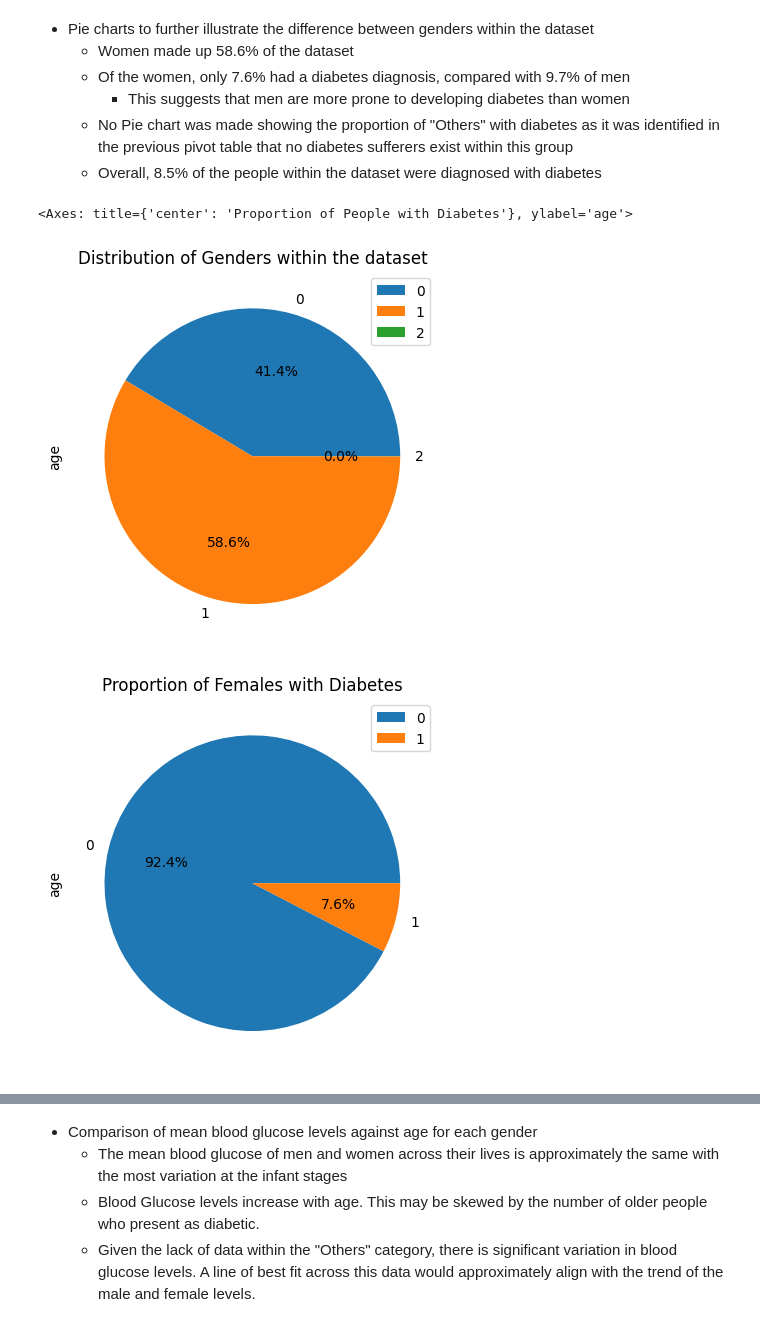
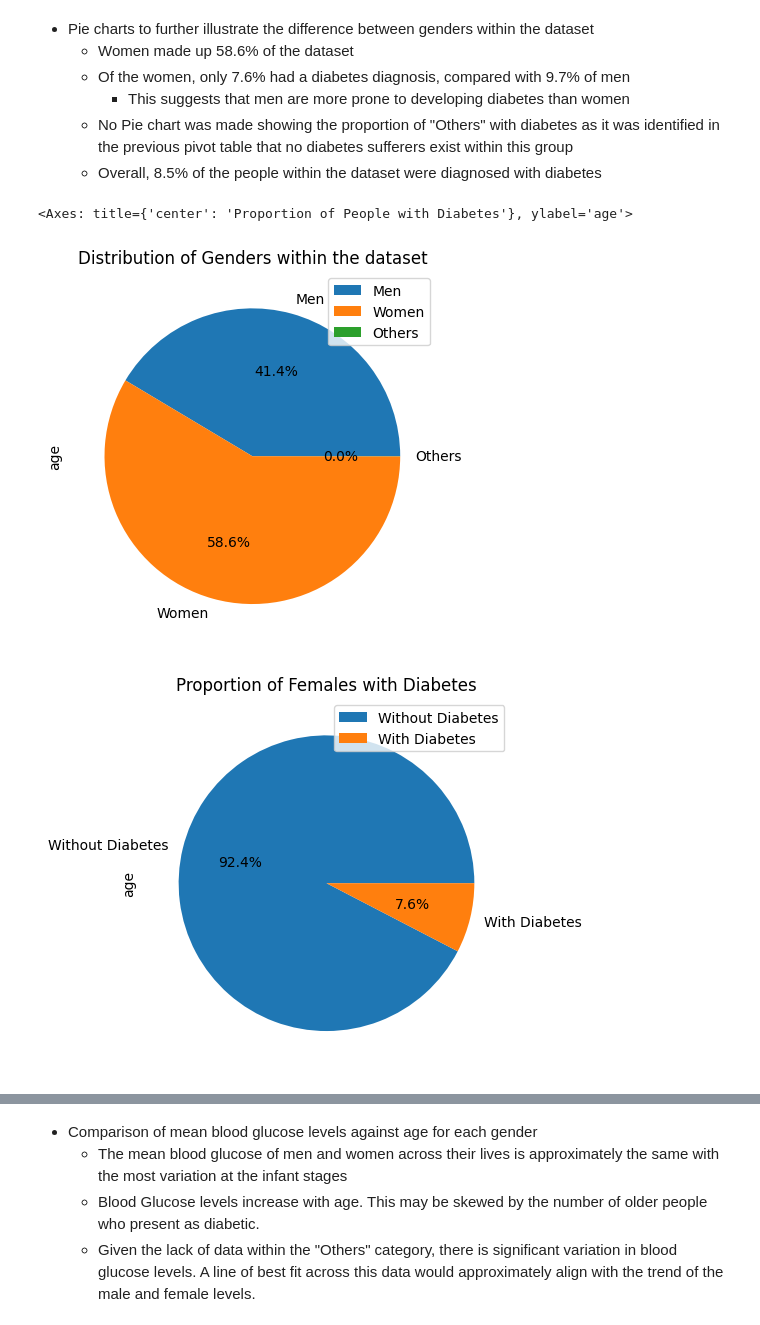
Before and after one commit to 40339093/22WSD574_ML_Coursework2, a Jupyter notebook: Coursework2.ipynb, the cells around one changed output, grey strips where cells are left out. Saved outputs shown, nothing was run; the diff lists cells and outputs as text; code cells hidden in the pictures.

Commit message:
Minor formatting to add verbal labels to piecharts instead of numerical labels. Title and y-axis label added to boxplot Spelling mistake corrected

```diff
--- a/Coursework2.ipynb
+++ b/Coursework2.ipynb
@@ -147,20 +147,23 @@ raw_df.pivot_table(values=["age", "bmi", "HbA1c_level", "blood_glucose_level"],
   - No Pie chart was made showing the proportion of "Others" with diabetes as it was identified in the previous pivot table that no diabetes sufferers exist within this group
   - Overall, 8.5% of the people within the dataset were diagnosed with diabetes
 # %%
+gender_labels = ["Men", "Women", "Others"]
+diabetic_labels = ["Without Diabetes", "With Diabetes"]
+
 mf_split = raw_df[["gender", "age"]].groupby("gender").count()
-mf_split.plot.pie(y="age", autopct='%1.1f%%', title="Distribution of Genders within the dataset")
+mf_split.plot.pie(y="age", autopct='%1.1f%%', title="Distribution of Genders within the dataset", labels=gender_labels)
 
 f_split = raw_df[raw_df["gender"] == 1]
 f_diabetes_split = f_split[["age", "diabetes"]].groupby("diabetes").count()
-f_diabetes_split.plot.pie(y="age", autopct='%1.1f%%', title="Proportion of Females with Diabetes")
+f_diabetes_split.plot.pie(y="age", autopct='%1.1f%%', title="Proportion of Females with Diabetes", labels=diabetic_labels)
 
 m_split = raw_df[raw_df["gender"] == 0]
 m_diabetes_split = m_split[["age", "diabetes"]].groupby("diabetes").count()
-m_diabetes_split.plot.pie(y="age", autopct='%1.1f%%', title="Proportion of Males with Diabetes")
+m_diabetes_split.plot.pie(y="age", autopct='%1.1f%%', title="Proportion of Males with Diabetes", labels=diabetic_labels)
 
 diabetes_split = raw_df[["age", "diabetes"]].groupby("diabetes").count()
-diabetes_split.plot.pie(y="age", autopct='%1.1f%%', title="Proportion of People with Diabetes")
+diabetes_split.plot.pie(y="age", autopct='%1.1f%%', title="Proportion of People with Diabetes", labels=diabetic_labels)
 # %% [output]
 <Axes: title={'center': 'Proportion of People with Diabetes'}, ylabel='age'>
-[figure, old version]
+[figure, new version]
-[figure, old version]
+[figure, new version]
```
Also changed, not shown: parts of 12 cells of this notebook.
